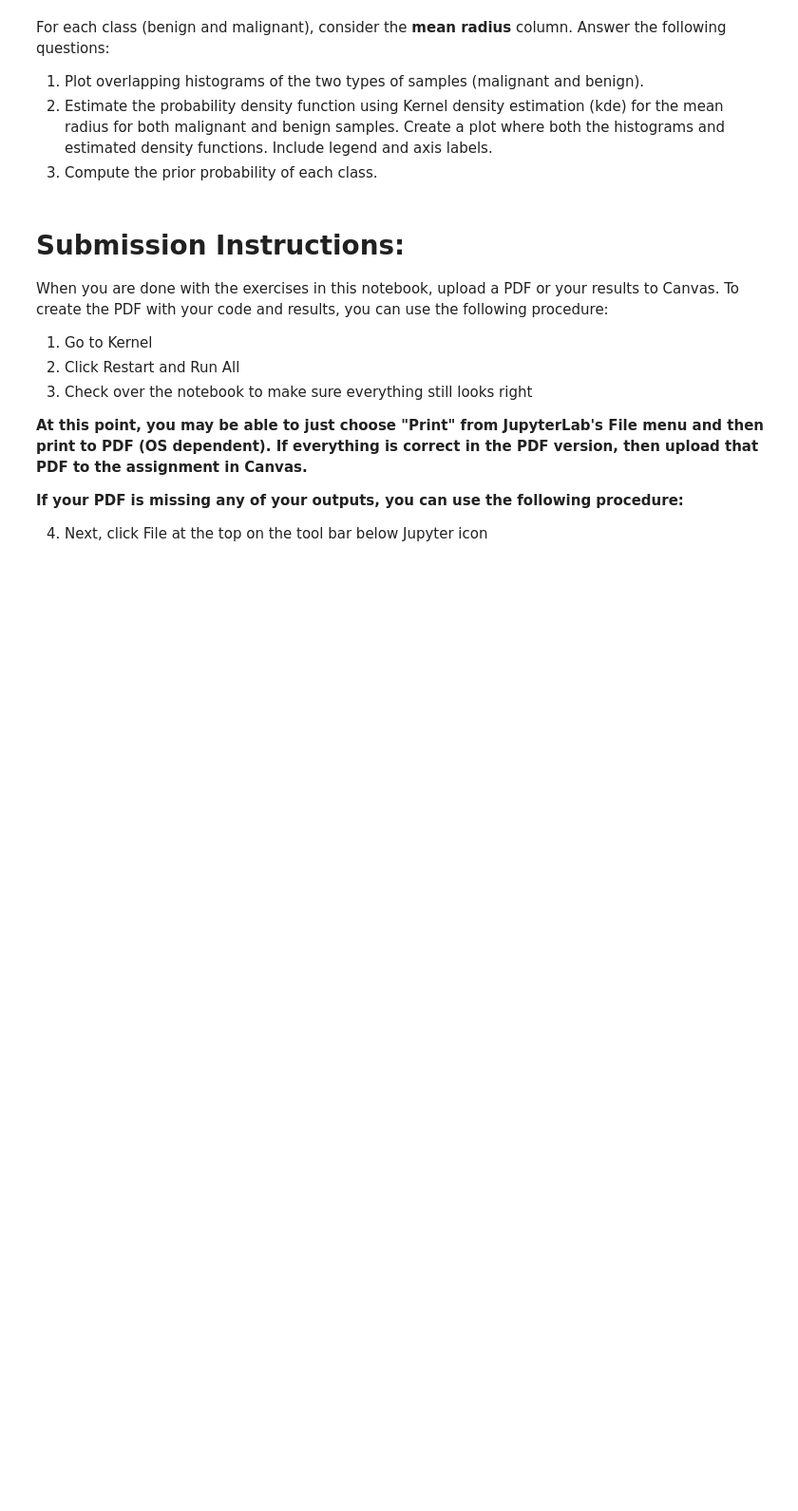
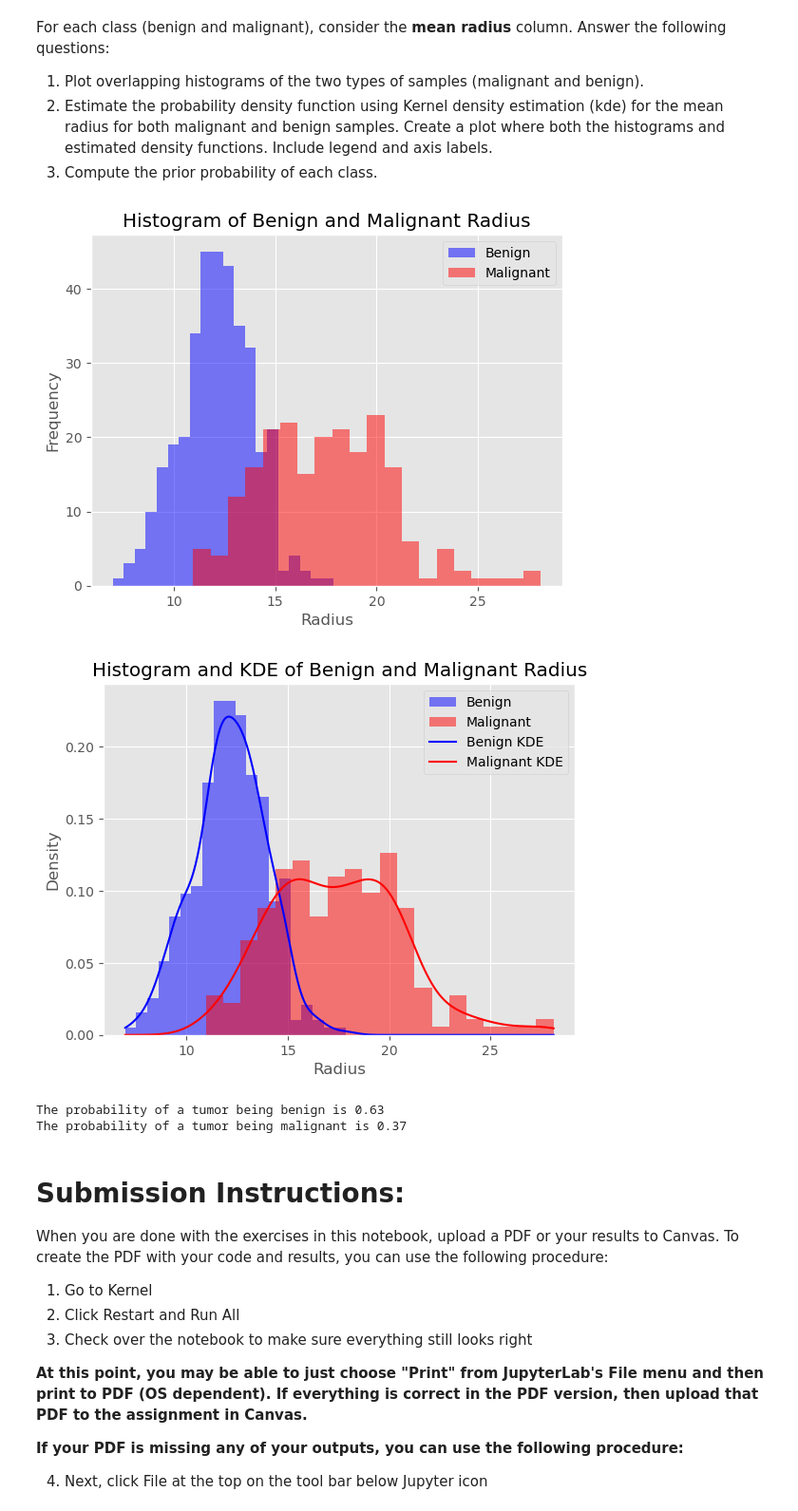
Before and after one commit to colerottenberg/Homework4, a Jupyter notebook: Homework 4 Part 2.ipynb, the cells around one changed output. Shown: that part at 95% size. Drawn from its saved outputs; the diff is of its cells as text; code cells hidden in the pictures; blank space fills up the shorter version.

```diff
--- a/Homework 4 Part 2.ipynb
+++ b/Homework 4 Part 2.ipynb
@@ -78,6 +158,46 @@ For each class (benign and malignant), consider the **mean radius** column. Answ
 1. Plot overlapping histograms of the two types of samples (malignant and benign).
 2. Estimate the probability density function using Kernel density estimation (kde) for the mean radius for both malignant and benign samples. Create a plot where both the histograms and estimated density functions. Include legend and axis labels.
 3. Compute the prior probability of each class.
+# %%
+# Seperate Benign and Malignant radius data
+benign_radius = df[df['Class'] == 1]['mean radius']
+malignant_radius = df[df['Class'] == 0]['mean radius']
+
+# Plot histograms of the two data frames
+plt.hist(benign_radius, bins=20, alpha=0.5, color='blue', label='Benign')
+plt.hist(malignant_radius, bins=20, alpha=0.5, color='red', label='Malignant')
+plt.legend(loc='upper right')
+plt.title('Histogram of Benign and Malignant Radius')
+plt.xlabel('Radius')
+plt.ylabel('Frequency')
+plt.show()
+
+# Estimate the probability density functions of the two data sets using kernel density estimation for mean radius for both benign and malignant datasets. Create a plot where both the histograms and the estimated density functions
+kde_benign = stats.gaussian_kde(benign_radius)
+kde_malignant = stats.gaussian_kde(malignant_radius)
+
+# Values for plotting KDE
+x = np.linspace(min(df['mean radius']), max(df['mean radius']), 1000)
+
+# Plotting histograms and KDEs on the same plot
+plt.hist(benign_radius, bins=20, alpha=0.5, color='blue', label='Benign', density=True)
+plt.hist(malignant_radius, bins=20, alpha=0.5, color='red', label='Malignant', density=True)
+plt.plot(x, kde_benign(x), color='blue', label='Benign KDE')
+plt.plot(x, kde_malignant(x), color='red', label='Malignant KDE')
+plt.legend(loc='upper right')
+plt.title('Histogram and KDE of Benign and Malignant Radius')
+plt.xlabel('Radius')
+plt.ylabel('Density')
+plt.show()
+
+# Compute the prior probabilities of benign and malignant tumors
+print(f'The probability of a tumor being benign is {len(benign_radius) / len(df):.2f}')
+print(f'The probability of a tumor being malignant is {len(malignant_radius) / len(df):.2f}')
+# %% [output]
+[figure, added]
+[figure, added]
+The probability of a tumor being benign is 0.63
+The probability of a tumor being malignant is 0.37
 # %% [markdown]
 # Submission Instructions:
 
```
Also changed, not shown: parts of 2 cells of this notebook, 2 other files.
